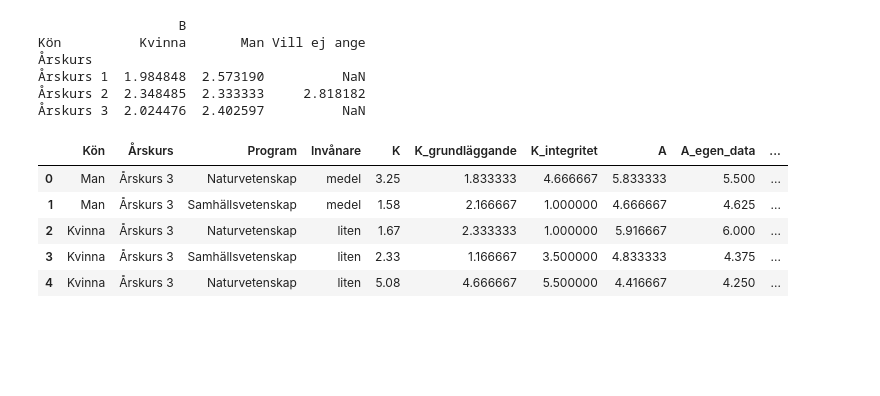
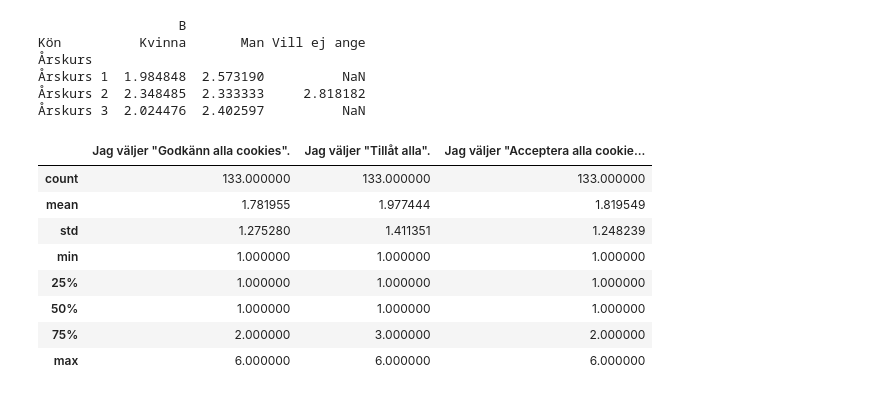
Before and after one commit to stenhoff40/Examensarbete_analys, a Jupyter notebook: analys_data.ipynb, the cells around one changed output. Drawn from its saved outputs; the diff is of its cells as text; code cells hidden in the pictures; blank space fills up the shorter version.

Commit message:
beteende describe

```diff
--- a/analys_data.ipynb
+++ b/analys_data.ipynb
@@ -765,12 +764,15 @@ Kön          Kvinna       Man Vill ej ange
 Årskurs 1  1.984848  2.573190          NaN
 Årskurs 2  2.348485  2.333333     2.818182
 Årskurs 3  2.024476  2.402597          NaN
-# %%
-df_resp_sum.head()
-# %% [output]
-|  | Kön | Årskurs | Program | Invånare | K | K_grundläggande | K_integritet | A | A_egen_data | ... |
-| 0 | Man | Årskurs 3 | Naturvetenskap | medel | 3.25 | 1.833333 | 4.666667 | 5.833333 | 5.500 | ... |
-| 1 | Man | Årskurs 3 | Samhällsvetenskap | medel | 1.58 | 2.166667 | 1.000000 | 4.666667 | 4.625 | ... |
-| 2 | Kvinna | Årskurs 3 | Naturvetenskap | liten | 1.67 | 2.333333 | 1.000000 | 5.916667 | 6.000 | ... |
-| 3 | Kvinna | Årskurs 3 | Samhällsvetenskap | liten | 2.33 | 1.166667 | 3.500000 | 4.833333 | 4.375 | ... |
-| 4 | Kvinna | Årskurs 3 | Naturvetenskap | liten | 5.08 | 4.666667 | 5.500000 | 4.416667 | 4.250 | ... |
+# %%
+utvalda_b1_dark.describe()
+# %% [output]
+|  | Jag väljer "Godkänn alla cookies". | Jag väljer "Tillåt alla". | Jag väljer "Acceptera alla cookie... |
+| count | 133.000000 | 133.000000 | 133.000000 |
+| mean | 1.781955 | 1.977444 | 1.819549 |
+| std | 1.275280 | 1.411351 | 1.248239 |
+| min | 1.000000 | 1.000000 | 1.000000 |
+| 25% | 1.000000 | 1.000000 | 1.000000 |
+| 50% | 1.000000 | 1.000000 | 1.000000 |
+| 75% | 2.000000 | 3.000000 | 2.000000 |
+| max | 6.000000 | 6.000000 | 6.000000 |
```
Also changed, not shown: parts of 9 cells of this notebook, 2 other files.
